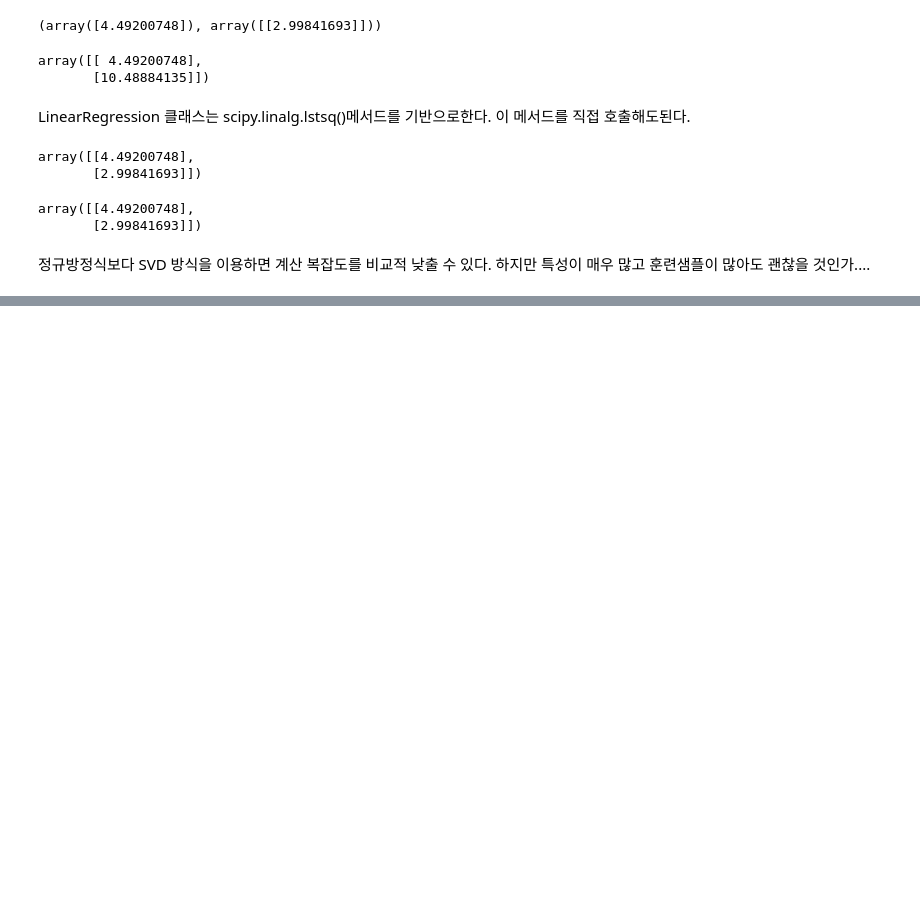
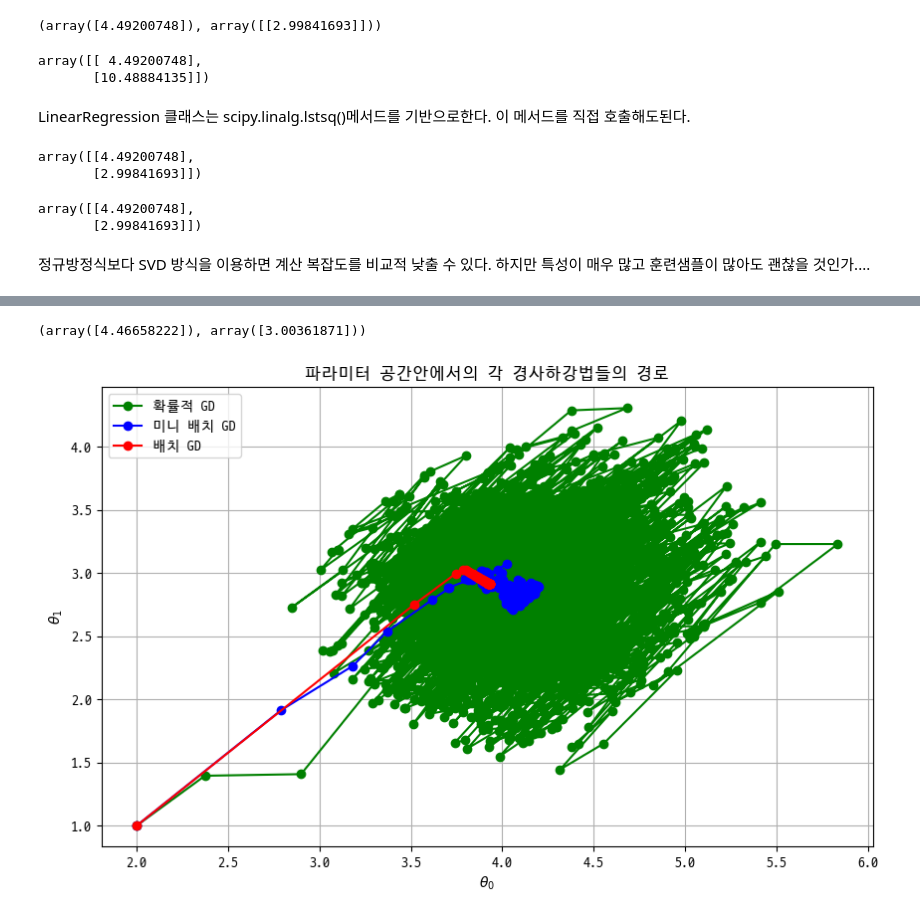
Before and after one commit to geunskoo/hands-on-machine-learning, a Jupyter notebook: model-training.ipynb, the cells around one changed output, grey strips where cells are left out. Drawn from its saved outputs; the diff is of its cells as text; code cells hidden in the pictures; blank space fills up the shorter version.

```diff
--- a/model-training.ipynb
+++ b/model-training.ipynb
@@ -116,0 +234,76 @@ array([[4.49200748],
+# %%
+sgd_reg.intercept_, sgd_reg.coef
+# %% [output]
+(array([4.46658222]), array([3.00361871]))
+# %%
+import numpy as np
+import matplotlib.pyplot as plt
+
+# 데이터 생성
+X = 2 * np.random.rand(100, 1)
+y = 4 + 3 * X + np.random.randn(100, 1)  # 잡음 추가
+
+# 초기 파라미터 설정
+theta = np.random.randn(2, 1)  # 무작위 초기화
+X_b = np.c_[np.ones((100, 1)), X]  # 절편 추가
+
+# 학습률 및 반복 횟수
+learning_rate = 0.1
+n_iterations = 100
+m = 50
+
+# 배치 경사하강법
+theta_path_bgd = []
+theta = [[2],[1]]  # 무작위 초기화
+theta_path_bgd.append(theta)
+for iteration in range(n_iterations):
+    gradients = 2/m * X_b.T.dot(X_b.dot(theta) - y)
+    theta = theta - learning_rate * gradients
+    theta_path_bgd.append(theta)
+
+# 확률적 경사하강법
+theta_path_sgd = []
+theta = [[2],[1]]  # 무작위 초기화
+theta_path_sgd.append(theta)
+for iteration in range(n_iterations):
+    for i in range(m):
+        random_index = np.random.randint(m)
+        xi = X_b[random_index:random_index+1]
+        yi = y[random_index:random_index+1]
+        gradients = 2 * xi.T.dot(xi.dot(theta) - yi)
+        theta = theta - learning_rate * gradients
+        theta_path_sgd.append(theta)
+
+# 미니배치 경사하강법
+theta_path_mgd = []
+theta = [[2],[1]]  # 무작위 초기화
+theta_path_mgd.append(theta)
+minibatch_size = 20
+for iteration in range(n_iterations):
+    shuffled_indices = np.random.permutation(m)
+    X_b_shuffled = X_b[shuffled_indices]
+    y_shuffled = y[shuffled_indices]
+    for i in range(0, m, minibatch_size):
+        xi = X_b_shuffled[i:i+minibatch_size]
+        yi = y_shuffled[i:i+minibatch_size]
+        gradients = 2/minibatch_size * xi.T.dot(xi.dot(theta) - yi)
+        theta = theta - learning_rate * gradients
+        theta_path_mgd.append(theta)
+
+# 경사 하강법 경로 시각화
+theta_path_bgd = np.array(theta_path_bgd)
+theta_path_sgd = np.array(theta_path_sgd)
+theta_path_mgd = np.array(theta_path_mgd)
+
+plt.figure(figsize=(10, 6))
+plt.plot(theta_path_sgd[:, 0], theta_path_sgd[:, 1], "go-", label="확률적 GD")
+plt.plot(theta_path_mgd[:, 0], theta_path_mgd[:, 1], "bo-", label="미니 배치 GD")
+plt.plot(theta_path_bgd[:, 0], theta_path_bgd[:, 1], "ro-", label="배치 GD")
+plt.legend(loc="upper left")
+plt.xlabel(r"$\theta_0$")
+plt.ylabel(r"$\theta_1$")
+plt.title("파라미터 공간안에서의 각 경사하강법들의 경로")
+plt.grid(True)
+plt.show()
+# %% [output]
+[figure, added]
```
Also changed, not shown: parts of 13 cells of this notebook.
